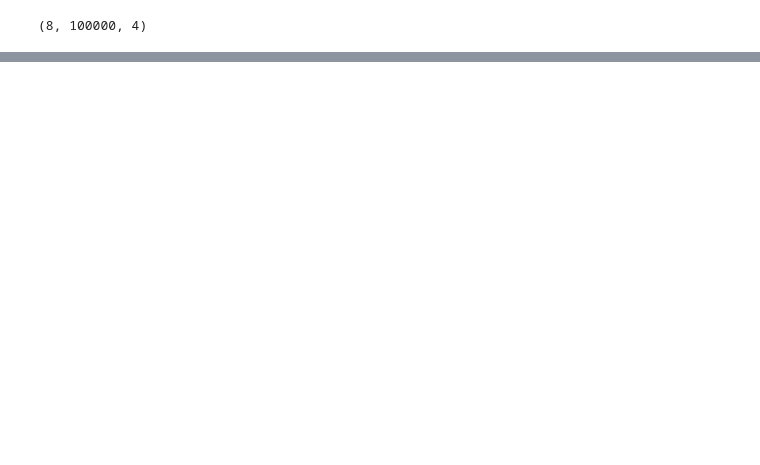
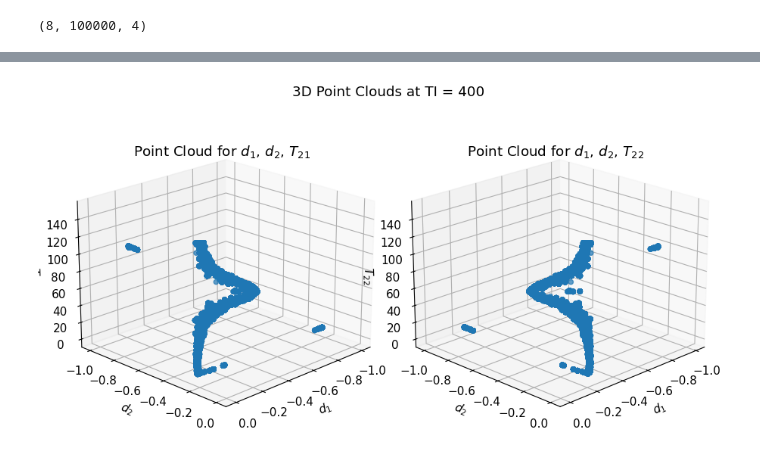
Before and after one commit to Griffin997/Stabilization, a Jupyter notebook: InversionExp_Characteristics/visualize_TDA_freq_DATA.ipynb, the cells around one changed output, grey strips where cells are left out. Drawn from its saved outputs; the diff is of its cells as text; code cells hidden in the pictures; blank space fills up the shorter version.

```diff
--- a/InversionExp_Characteristics/visualize_TDA_freq_DATA.ipynb
+++ b/InversionExp_Characteristics/visualize_TDA_freq_DATA.ipynb
@@ -200,0 +203,33 @@ plt.show()
+# %%
+fig = plt.figure(figsize=(9,5), tight_layout=True)
+
+iTI = 2
+TI_oi = TI_DATA[iTI]
+
+ax = fig.add_gridspec(1,2)
+
+ax1 = fig.add_subplot(ax[0], projection = '3d')
+
+ax1.scatter(param_estimates[iTI,:,0], param_estimates[iTI,:,1], param_estimates[iTI,:,2], alpha = 0.7, cmap = 'turbo')
+ax1.set_xlabel(ParamTitle_4p[0])
+ax1.set_ylabel(ParamTitle_4p[1])
+ax1.set_zlabel(ParamTitle_4p[2])
+ax1.set_title(f'Point Cloud for {ParamTitle_4p[0]}, {ParamTitle_4p[1]}, {ParamTitle_4p[2]}', y=1.0, pad=-10)
+ax1.view_init(20,45)
+ax1.dist = 12
+
+ax1 = fig.add_subplot(ax[1], projection = '3d')
+
+ax1.scatter(param_estimates[iTI,:,0], param_estimates[iTI,:,1], param_estimates[iTI,:,3], alpha = 0.7, cmap = 'turbo')
+ax1.set_xlabel(ParamTitle_4p[0])
+ax1.set_ylabel(ParamTitle_4p[1])
+ax1.set_zlabel(ParamTitle_4p[3])
+ax1.set_title(f'Point Cloud for {ParamTitle_4p[0]}, {ParamTitle_4p[1]}, {ParamTitle_4p[3]}', y=1.0, pad=-10)
+ax1.view_init(20,45)
+ax1.dist = 12
+
+fig.suptitle(f"3D Point Clouds at TI = {TI_oi}")
+
+plt.show()
+# %% [output]
+[figure, added]
```
Also changed, not shown: parts of 4 cells of this notebook, 1 other file.
